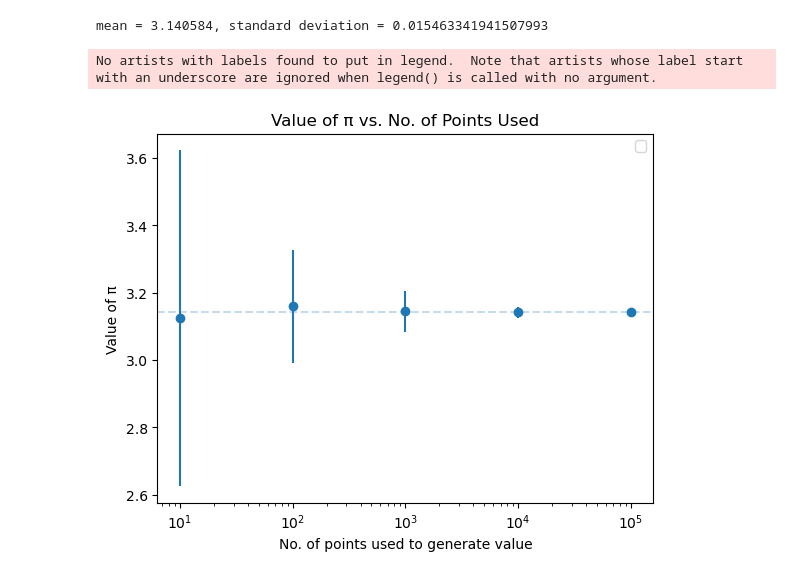
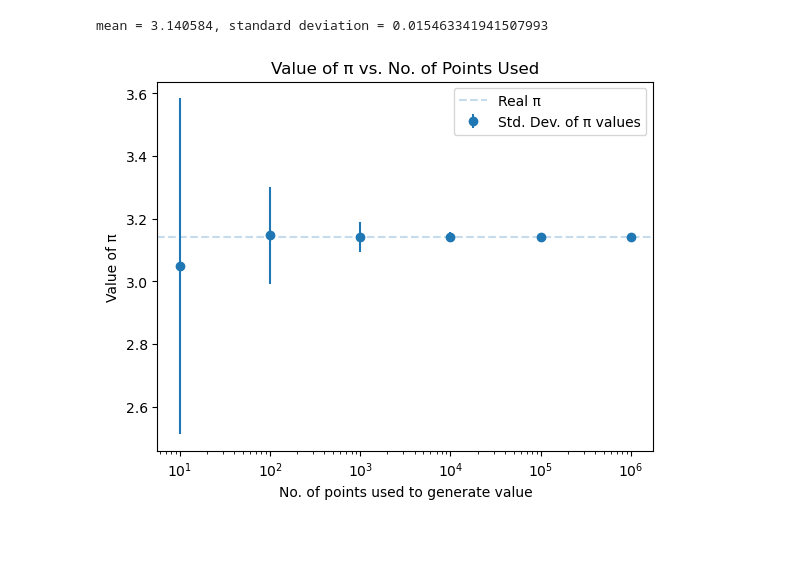
Before and after one commit to SPS-SP2273/learning-portfolio-pohyunna, a Jupyter notebook: random numbers/random_numbers_(good).ipynb, the cells around one changed output. Saved outputs shown, nothing was run; the diff lists cells and outputs as text; code cells hidden in the pictures; blank space fills up the shorter version.

```diff
--- a/random numbers/random_numbers_(good).ipynb
+++ b/random numbers/random_numbers_(good).ipynb
@@ -177,25 +177,27 @@ print(f'mean = {mean}, standard deviation = {std}')
 # %% [output]
 mean = 3.140584, standard deviation = 0.015463341941507993
 # %%
-ns = [10**i for i in range(1, 6)]
+ns = [10**i for i in range(1, 7)]
 means = []
 std_devs = []
 
 for n in ns:
     est = [estimate_pi(n) for _ in range(100)]
     mean = np.mean(est)
     std_dev = np.std(est)
     means.append(mean)
     std_devs.append(std_dev)
 
-plt.errorbar(ns, means, yerr=std_devs, fmt='o')
+y_line = np.linspace(np.pi, np.pi)
+plt.errorbar(ns, means, yerr=std_devs, fmt='o', label='Std. Dev. of π values')
+plt.axhline(y=np.pi, linestyle='--', alpha = .25, label = 'Real π')
 plt.xscale('log')
-plt.axhline(y=np.pi, linestyle='--', alpha = .25)
 plt.xlabel('No. of points used to generate value')
 plt.ylabel('Value of π')
+plt.legend()
 plt.title('Value of π vs. No. of Points Used')
-plt.legend()
+# yticks = np.arange(2.9, 3.3+0.1, 0.1)
+# plt.yticks(yticks, [f'{i:.1f}' for i in yticks])
 plt.show()
 # %% [output]
-No artists with labels found to put in legend.  Note that artists whose label start with an underscore are ignored when legend() is called with no argument.
-[figure, old version]
+[figure, new version]
```
Also changed, not shown: 1 other file.
